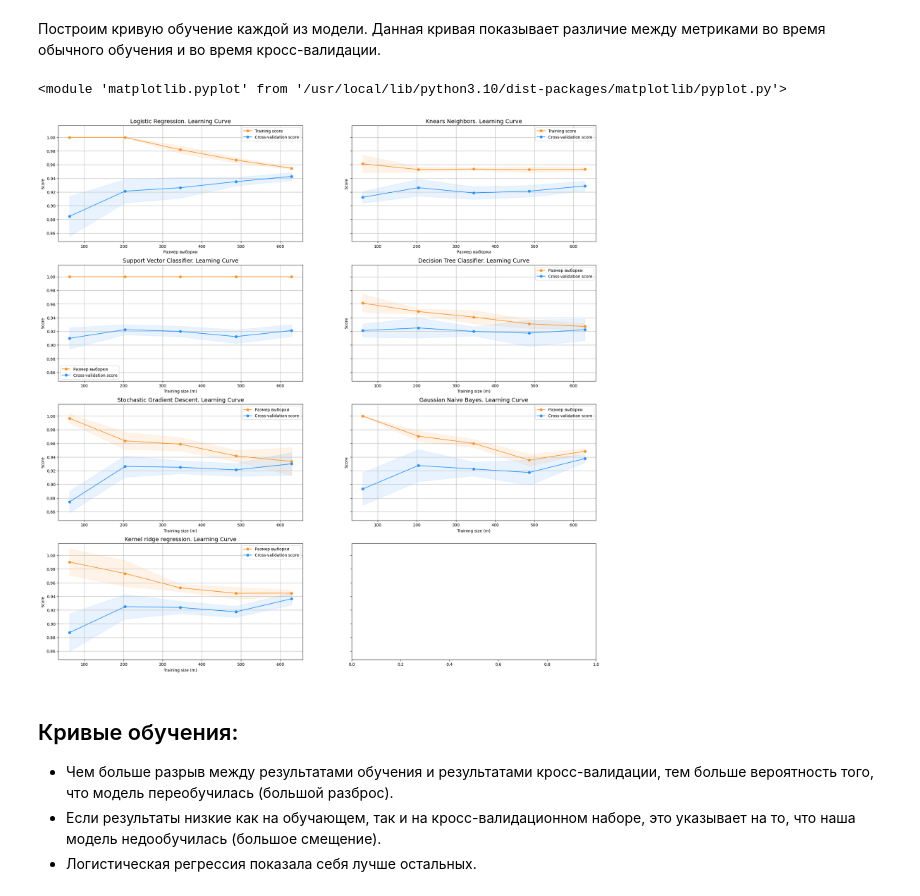
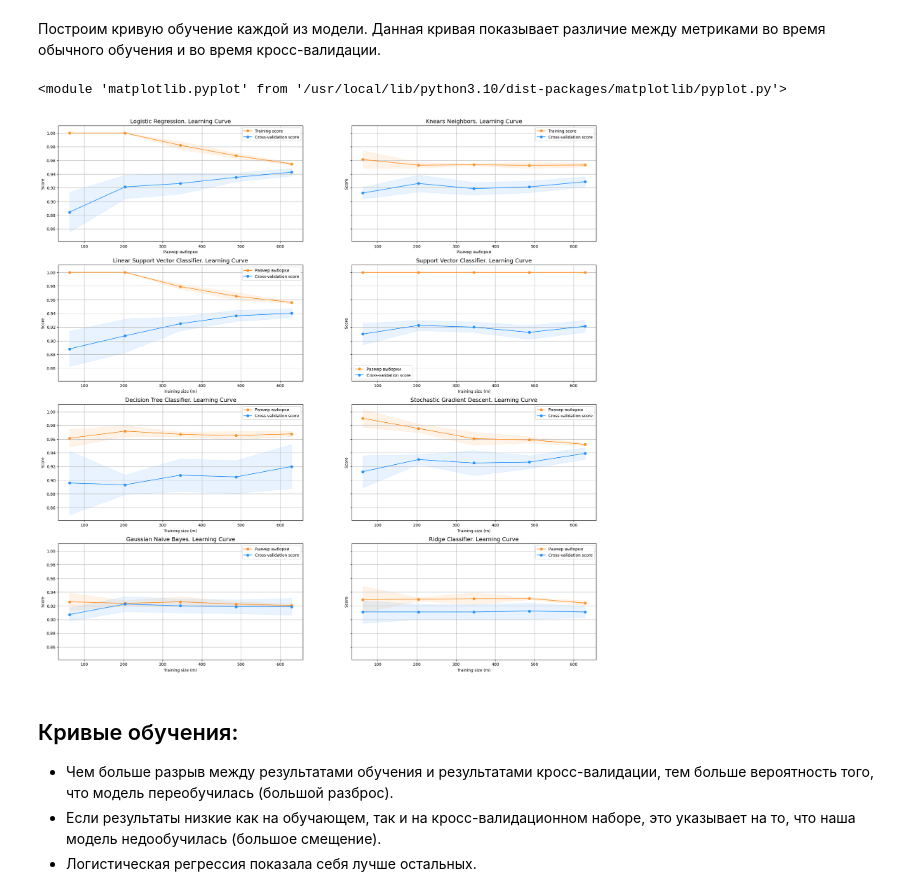
Before and after one commit to Gigdoz/AI-Technologies_ControlPoint, a Jupyter notebook: practice/ML_Несбалансированный_датасет_Часть_2_Практика_8.ipynb, the cells around one changed output. Saved outputs shown, nothing was run; the diff lists cells and outputs as text; code cells hidden in the pictures.

Commit message:
Добавил новую модель и немного вывода

```diff
--- a/practice/ML_Несбалансированный_датасет_Часть_2_Практика_8.ipynb
+++ b/practice/ML_Несбалансированный_датасет_Часть_2_Практика_8.ipynb
@@ -359,9 +419,9 @@ from sklearn.model_selection import ShuffleSplit
 from sklearn.model_selection import learning_curve
 import seaborn as sn
 # %%
-def plot_learning_curves(estimator1, estimator2, estimator3, estimator4, estimator5, estimator6, estimator7, X, y, ylim=None, cv=None,
+def plot_learning_curves(estimator1, estimator2, estimator3, estimator4, estimator5, estimator6, estimator7, estimator8, X, y, ylim=None, cv=None,
                         n_jobs=-1, train_sizes=np.linspace(.1, 1.0, 5)):
-    f, ((ax1, ax2), (ax3, ax4), (ax5, ax6), (ax7, _)) = plt.subplots(4, 2, figsize=(24,24), sharey=True)
+    f, ((ax1, ax2), (ax3, ax4), (ax5, ax6), (ax7, ax8)) = plt.subplots(4, 2, figsize=(24,24), sharey=True)
     if ylim is not None:
         plt.ylim(*ylim)
 
@@ -426,7 +486,7 @@ def plot_learning_curves(estimator1, estimator2, estimator3, estimator4, estimat
              label="Размер выборки")
     ax3.plot(train_sizes, test_scores_mean, 'o-', color="#2492ff",
              label="Cross-validation score")
-    ax3.set_title("Support Vector Classifier. Learning Curve", fontsize=14)
+    ax3.set_title("Linear Support Vector Classifier. Learning Curve", fontsize=14)
     ax3.set_xlabel('Training size (m)')
     ax3.set_ylabel('Score')
     ax3.grid(True)
@@ -449,7 +509,7 @@ def plot_learning_curves(estimator1, estimator2, estimator3, estimator4, estimat
              label="Размер выборки")
     ax4.plot(train_sizes, test_scores_mean, 'o-', color="#2492ff",
              label="Cross-validation score")
-    ax4.set_title("Decision Tree Classifier. Learning Curve", fontsize=14)
+    ax4.set_title("Support Vector Classifier. Learning Curve", fontsize=14)
     ax4.set_xlabel('Training size (m)')
     ax4.set_ylabel('Score')
     ax4.grid(True)
@@ -471,7 +531,7 @@ def plot_learning_curves(estimator1, estimator2, estimator3, estimator4, estimat
              label="Размер выборки")
     ax5.plot(train_sizes, test_scores_mean, 'o-', color="#2492ff",
              label="Cross-validation score")
-    ax5.set_title("Stochastic Gradient Descent. Learning Curve", fontsize=14)
+    ax5.set_title("Decision Tree Classifier. Learning Curve", fontsize=14)
     ax5.set_xlabel('Training size (m)')
     ax5.set_ylabel('Score')
     ax5.grid(True)
@@ -479,7 +539,7 @@ def plot_learning_curves(estimator1, estimator2, estimator3, estimator4, estimat
 
     # Шестая  модель
     train_sizes, train_scores, test_scores = learning_curve(
-        estimator5, X, y, cv=cv, n_jobs=n_jobs, train_sizes=train_sizes)
+        estimator6, X, y, cv=cv, n_jobs=n_jobs, train_sizes=train_sizes)
     train_scores_mean = np.mean(train_scores, axis=1)
     train_scores_std = np.std(train_scores, axis=1)
     test_scores_mean = np.mean(test_scores, axis=1)
@@ -493,7 +553,7 @@ def plot_learning_curves(estimator1, estimator2, estimator3, estimator4, estimat
              label="Размер выборки")
     ax6.plot(train_sizes, test_scores_mean, 'o-', color="#2492ff",
              label="Cross-validation score")
-    ax6.set_title("Gaussian Naive Bayes. Learning Curve", fontsize=14)
+    ax6.set_title("Stochastic Gradient Descent. Learning Curve", fontsize=14)
     ax6.set_xlabel('Training size (m)')
     ax6.set_ylabel('Score')
     ax6.grid(True)
@@ -502,7 +562,7 @@ def plot_learning_curves(estimator1, estimator2, estimator3, estimator4, estimat
 
     # Седьмая  модель
     train_sizes, train_scores, test_scores = learning_curve(
-        estimator5, X, y, cv=cv, n_jobs=n_jobs, train_sizes=train_sizes)
+        estimator7, X, y, cv=cv, n_jobs=n_jobs, train_sizes=train_sizes)
     train_scores_mean = np.mean(train_scores, axis=1)
     train_scores_std = np.std(train_scores, axis=1)
     test_scores_mean = np.mean(test_scores, axis=1)
@@ -516,19 +576,41 @@ def plot_learning_curves(estimator1, estimator2, estimator3, estimator4, estimat
              label="Размер выборки")
     ax7.plot(train_sizes, test_scores_mean, 'o-', color="#2492ff",
              label="Cross-validation score")
-    ax7.set_title("Kernel ridge regression. Learning Curve", fontsize=14)
+    ax7.set_title("Gaussian Naive Bayes. Learning Curve", fontsize=14)
     ax7.set_xlabel('Training size (m)')
     ax7.set_ylabel('Score')
     ax7.grid(True)
     ax7.legend(loc="best")
 
+    # Восьмая  модель
+    train_sizes, train_scores, test_scores = learning_curve(
+        estimator8, X, y, cv=cv, n_jobs=n_jobs, train_sizes=train_sizes)
+    train_scores_mean = np.mean(train_scores, axis=1)
+    train_scores_std = np.std(train_scores, axis=1)
+    test_scores_mean = np.mean(test_scores, axis=1)
+    test_scores_std = np.std(test_scores, axis=1)
+    ax8.fill_between(train_sizes, train_scores_mean - train_scores_std,
+                     train_scores_mean + train_scores_std, alpha=0.1,
+                     color="#ff9124")
+    ax8.fill_between(train_sizes, test_scores_mean - test_scores_std,
+                     test_scores_mean + test_scores_std, alpha=0.1, color="#2492ff")
+    ax8.plot(train_sizes, train_scores_mean, 'o-', color="#ff9124",
+             label="Размер выборки")
+    ax8.plot(train_sizes, test_scores_mean, 'o-', color="#2492ff",
+             label="Cross-validation score")
+    ax8.set_title("Ridge Classifier. Learning Curve", fontsize=14)
+    ax8.set_xlabel('Training size (m)')
+    ax8.set_ylabel('Score')
+    ax8.grid(True)
+    ax8.legend(loc="best")
+
     return plt
 # %%
 cv = ShuffleSplit(n_splits=100, test_size=0.2, random_state=42)
-plot_learning_curves(log_reg, knears_neighbors, svc, tree_clf, sgd_clf, gaussian_nb_clf, ridge_clf, X_train, y_train)
+plot_learning_curves(log_reg, knears_neighbors, linear_svc, svc, tree_clf, sgd_clf, gaussian_nb_clf, ridge_clf, X_train, y_train)
 # %% [output]
 <module 'matplotlib.pyplot' from '/usr/local/lib/python3.10/dist-packages/matplotlib/pyplot.py'>
-[figure, old version]
+[figure, new version]
 # %% [markdown]
 ## Кривые обучения:
 <ul>
```
Also changed, not shown: parts of 29 cells of this notebook.
